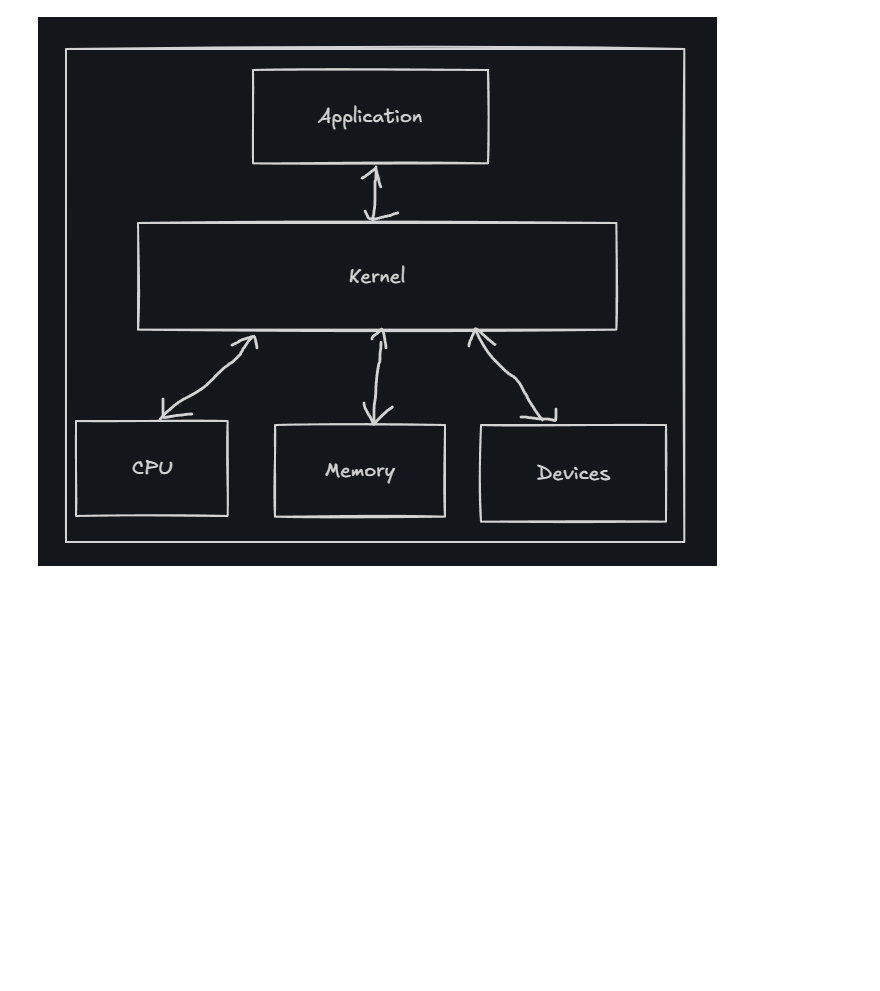
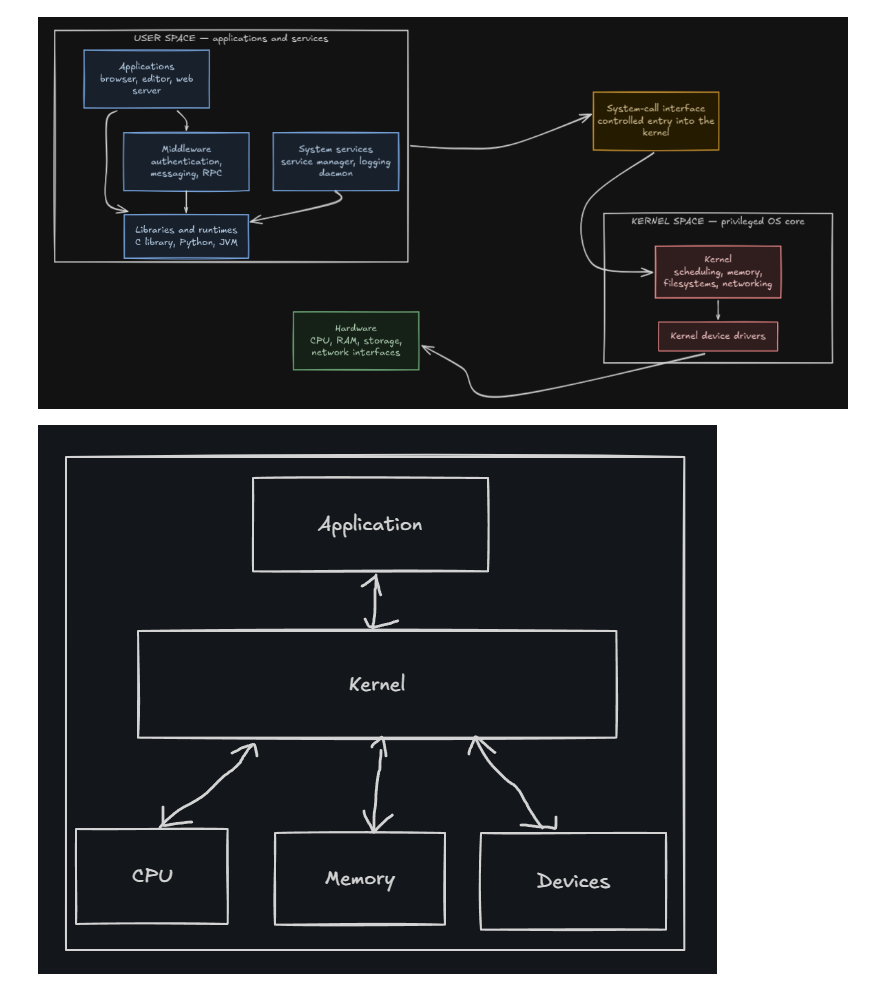
Before and after one commit to c-lydia/operating_system, a Jupyter notebook: os.ipynb, the cells around one changed output. Saved outputs shown, nothing was run; the diff lists cells and outputs as text; code cells hidden in the pictures; blank space fills up the shorter version.

```diff
--- a/os.ipynb
+++ b/os.ipynb
@@ -44,3 +52,8 @@ A kernel is the core part of an operating system. It acts as a bridge between so
+# %%
+from IPython.display import Image
+Image('os_arch.png')
+# %% [output]
+[figure, added]
 # %%
 from IPython.display import Image
 Image('kernel.png')
```
Also changed, not shown: parts of 30 cells of this notebook.
